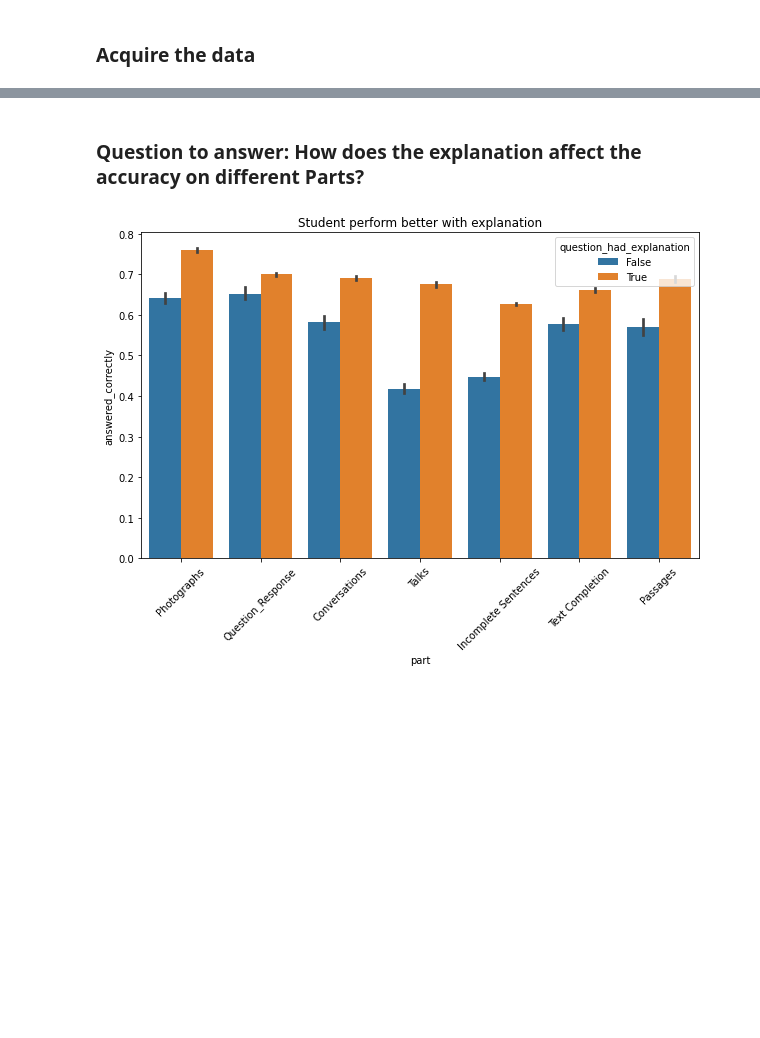
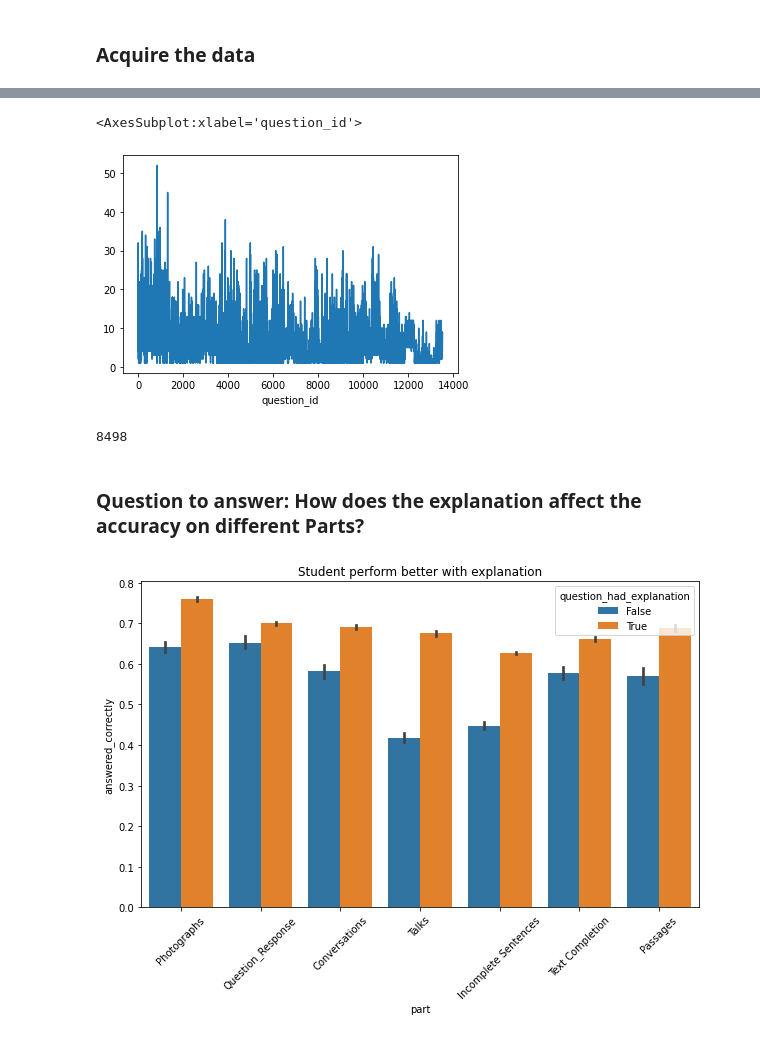
Before and after one commit to Yongliang-Shi/riiid_answer_correctness_prediction, a Jupyter notebook: explore.ipynb, the cells around one changed output, grey strips where cells are left out. Saved outputs shown, nothing was run; the diff lists cells and outputs as text; code cells hidden in the pictures; blank space fills up the shorter version.

```diff
--- a/explore.ipynb
+++ b/explore.ipynb
@@ -106,3 +196,12 @@ plt.show()
+# %%
+df.groupby('question_id').size().plot()
+# %% [output]
+<AxesSubplot:xlabel='question_id'>
+[figure, added]
+# %%
+df.bundle_id.nunique()
+# %% [output]
+8498
 # %% [markdown]
 ### Question to answer: How does the explanation affect the accuracy on different Parts?
 # %%
```
Also changed, not shown: parts of 20 cells of this notebook.
